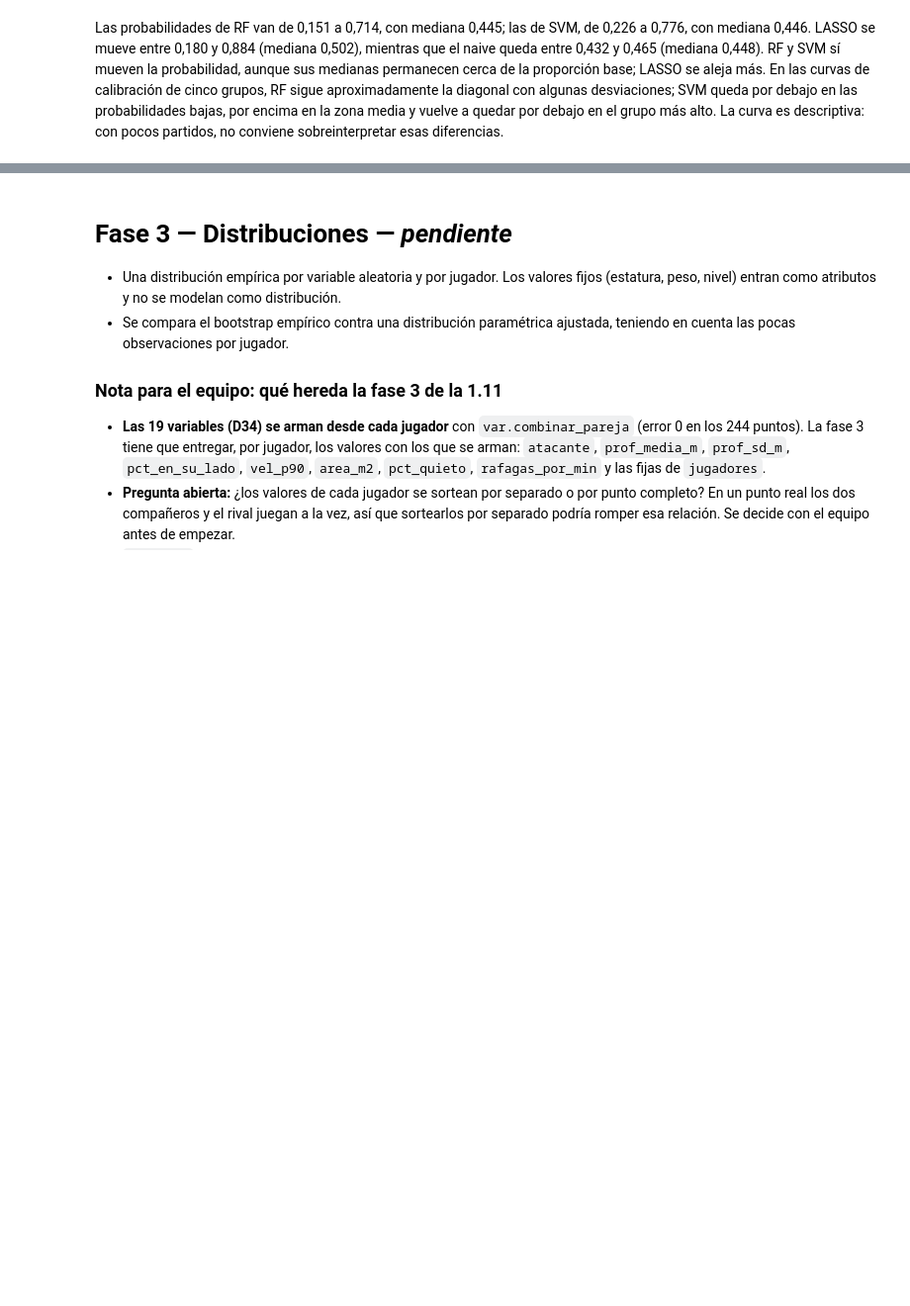
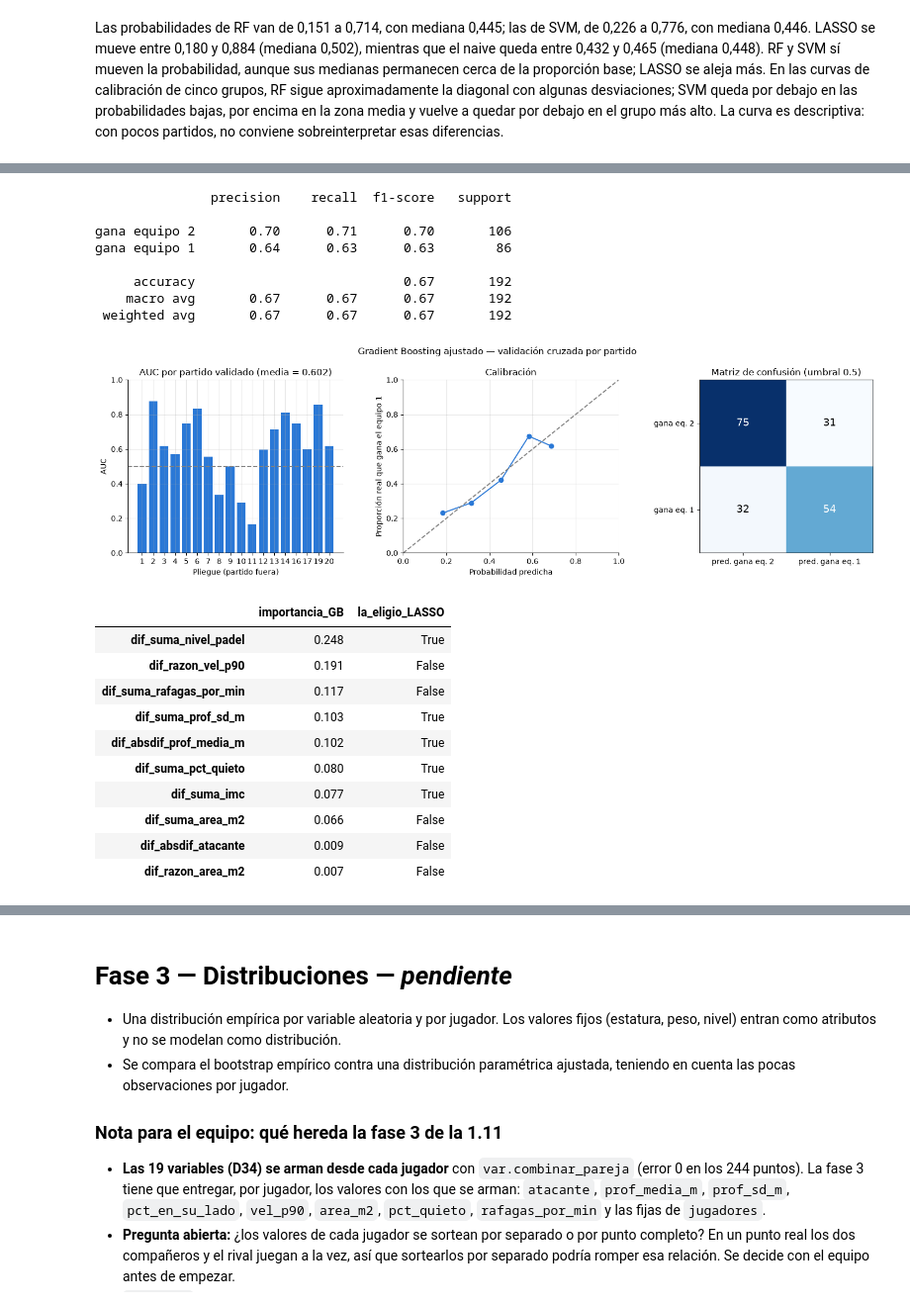
Before and after one commit to juanjocamposv/Proyecto_final_analitica, a Jupyter notebook: notebooks/Proyecto_Parejas_Padel.ipynb, the cells around one changed output, grey strips where cells are left out. Shown at 99% size. Drawn from its saved outputs; the diff is of its cells as text; code cells hidden in the pictures; blank space fills up the shorter version.

```diff
--- a/notebooks/Proyecto_Parejas_Padel.ipynb
+++ b/notebooks/Proyecto_Parejas_Padel.ipynb
@@ -2424,0 +2634,9 @@ Para la 2.7, RF, LASSO y SVM-LASSO son candidatos, aunque sus errores son muy pa
+# %%
+# Gradient Boosting "de fábrica" (100 árboles de profundidad 3, learning_rate = 0,1)
+gb_base = GradientBoostingClassifier(random_state=datos.SEMILLA)
+p_gb_base = mod.predecir_cv(gb_base, X_train, y_train, pliegues)
+resultados_cv['gb_base'] = mod.metricas(y_train, p_gb_base, pliegues)
+
+gb_diag = mod.con_imputacion(clone(gb_base)).fit(X_train, y_train)
+print(f"log-loss  train: {log_loss(y_train, gb_diag.predict_proba(X_train)[:, 1]):.3f} | validación por partido: {resultados_cv['gb_base']['log_loss']:.3f}")
+pd.DataFrame(resultados_cv).T.round(3)
@@ -2424,0 +2661,14 @@ Para la 2.7, RF, LASSO y SVM-LASSO son candidatos, aunque sus errores son muy pa
+# %%
+# Random Search: 40 combinaciones al azar (de 432 posibles)
+dist_gb = {
+    'n_estimators': [50, 100, 200, 300],
+    'learning_rate': [0.01, 0.03, 0.05, 0.1],
+    'max_depth': [1, 2, 3],
+    'subsample': [0.5, 0.7, 1.0],
+    'min_samples_leaf': [5, 10, 20],
+}
+res_gb = buscar(gb_base, ParameterSampler(dist_gb, n_iter=40, random_state=datos.SEMILLA), 'Random Search Gradient Boosting')
+display(res_gb.head(8).round(3))
+
+mejores_gb = mejores_params(res_gb)
+print('Mejores hiperparámetros del Gradient Boosting:', mejores_gb)
@@ -2424,0 +2687,34 @@ Para la 2.7, RF, LASSO y SVM-LASSO son candidatos, aunque sus errores son muy pa
+# %%
+gboost = clone(gb_base).set_params(**mejores_gb)
+p_gb = mod.predecir_cv(gboost, X_train, y_train, pliegues)
+resultados_cv['gradient_boosting'] = mod.metricas(y_train, p_gb, pliegues)
+
+print(classification_report(y_train, (p_gb >= 0.5).astype(int), target_names=['gana equipo 2', 'gana equipo 1'], zero_division=0))
+mod.graficar_evaluacion(y_train, p_gb, 'Gradient Boosting ajustado — validación cruzada por partido', pliegues)
+
+gb_final = mod.con_imputacion(gboost).fit(X_train, y_train)[-1]
+imp_gb = pd.Series(gb_final.feature_importances_, index=var.VARIABLES_MODELO).sort_values(ascending=False)
+tabla_imp_gb = imp_gb.head(10).round(3).to_frame('importancia_GB')
+tabla_imp_gb['la_eligio_LASSO'] = tabla_imp_gb.index.isin(seleccion_lasso.index)
+display(tabla_imp_gb)
+# %% [output]
+               precision    recall  f1-score   support
+
+gana equipo 2       0.70      0.71      0.70       106
+gana equipo 1       0.64      0.63      0.63        86
+
+     accuracy                           0.67       192
+    macro avg       0.67      0.67      0.67       192
+ weighted avg       0.67      0.67      0.67       192
+[figure, added]
+|  | importancia_GB | la_eligio_LASSO |
+| dif_suma_nivel_padel | 0.248 | True |
+| dif_razon_vel_p90 | 0.191 | False |
+| dif_suma_rafagas_por_min | 0.117 | False |
+| dif_suma_prof_sd_m | 0.103 | True |
+| dif_absdif_prof_media_m | 0.102 | True |
+| dif_suma_pct_quieto | 0.080 | True |
+| dif_suma_imc | 0.077 | True |
+| dif_suma_area_m2 | 0.066 | False |
+| dif_absdif_atacante | 0.009 | False |
+| dif_razon_area_m2 | 0.007 | False |
```
Also changed, not shown: parts of 61 cells of this notebook, 3 other files.
